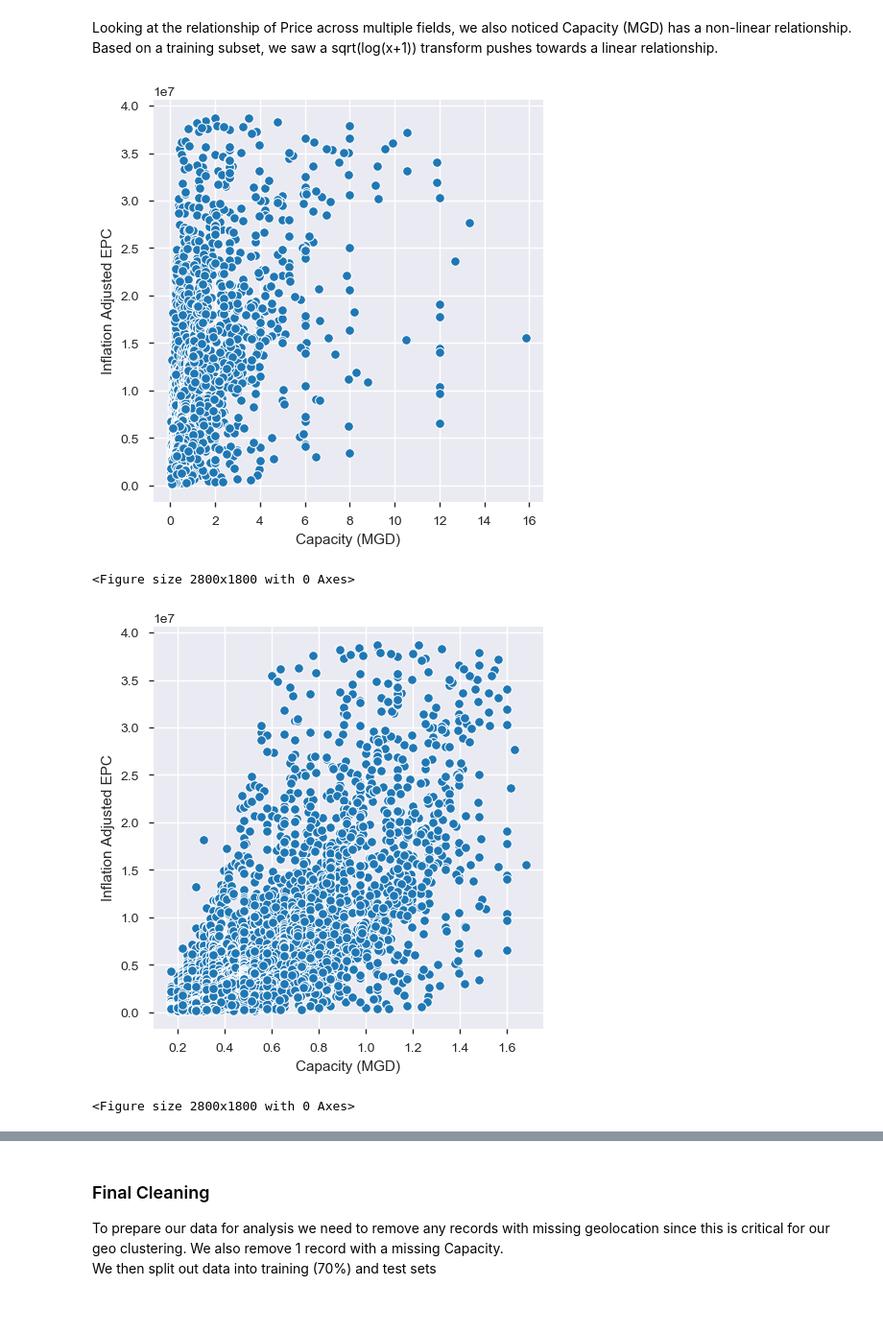
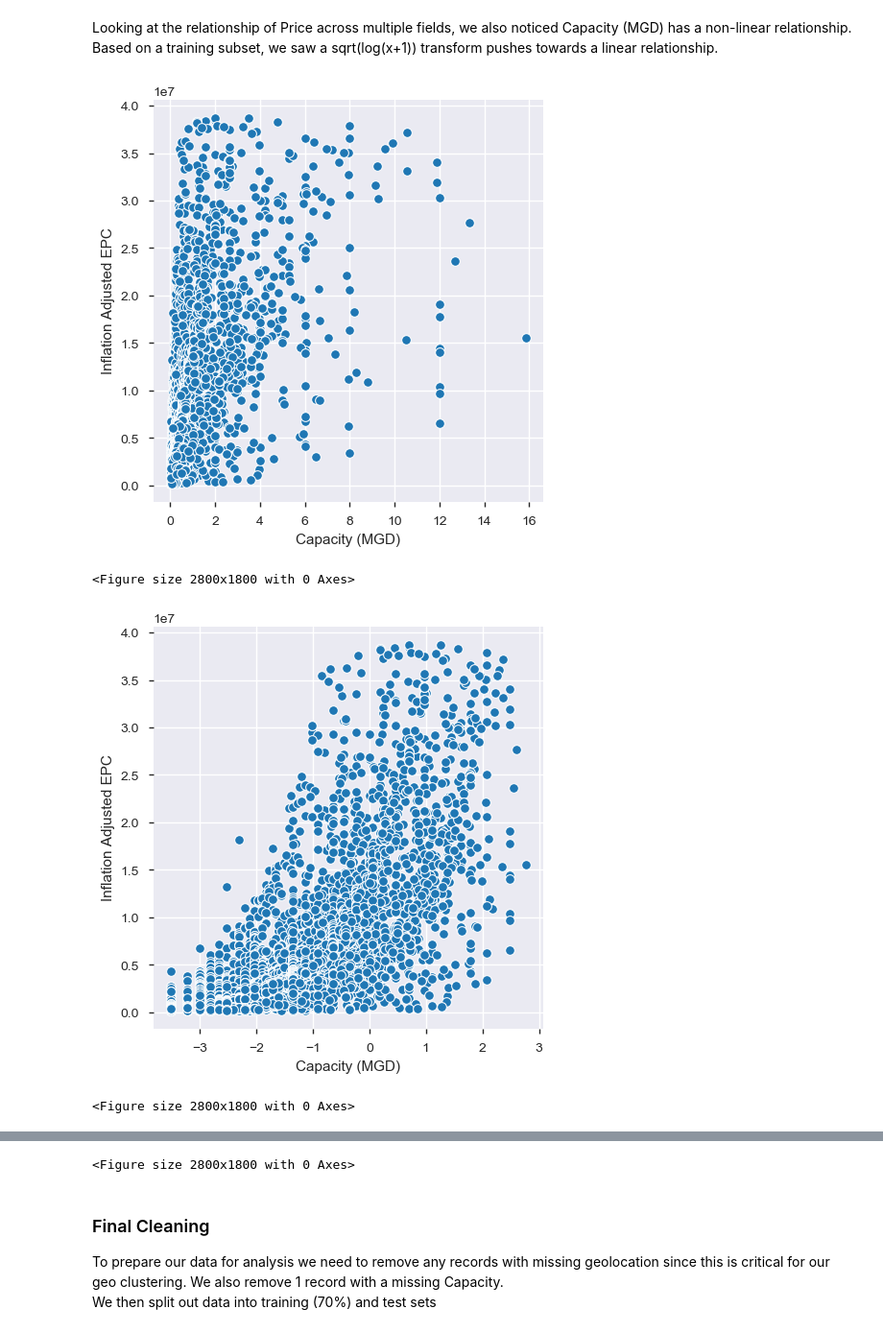
Before and after one commit to rvv2106/Desal-Project, a Jupyter notebook: Solar_Desal_Rohan.ipynb, the cells around one changed output, grey strips where cells are left out. Shown at 96% size. Cells and saved outputs as stored; diff of their text form; code cells hidden in the pictures.

```diff
--- a/Solar_Desal_Rohan.ipynb
+++ b/Solar_Desal_Rohan.ipynb
@@ -251,15 +235,28 @@ print(water_countries)
 # %% [markdown]
 Looking at the relationship of Price across multiple fields, we also noticed Capacity (MGD) has a non-linear relationship. Based on a training subset, we saw a sqrt(log(x+1)) transform pushes towards a linear relationship.
 # %%
-subdat = mdf.copy()
-subdat['Capacity (MGD)'] = subdat['Capacity (MGD)'].apply(lambda x:(math.sqrt(math.log(x+1))))
+#Plot the raw data relationship
 ax = sns.pairplot(x_vars=["Capacity (MGD)"], y_vars=["Inflation Adjusted EPC"], data=mdf, size=5)
 plt.figure(figsize=(28, 18))
+
+#Plot a y ~ log(x) relationship
+subdat = mdf.copy()
+subdat['Capacity (MGD)'] = subdat['Capacity (MGD)'].apply(lambda x:(((math.log(x)))))
+
 ax = sns.pairplot(x_vars=["Capacity (MGD)"], y_vars=["Inflation Adjusted EPC"], data=subdat, size=5)
 plt.figure(figsize=(28, 18))
+
+#Plot a y ~ sqrt(log(x+1)) relationship; x+1 is required to avoid domain errors in the sqrt()
+subdat = mdf.copy()
+subdat['Capacity (MGD)'] = subdat['Capacity (MGD)'].apply(lambda x:((math.sqrt(math.log(x+1)))))
+
+ax = sns.pairplot(x_vars=["Capacity (MGD)"], y_vars=["Inflation Adjusted EPC"], data=subdat, size=5)
+plt.figure(figsize=(28, 18))
+
+#apply the y ~ sqrt(log(x+1)) transform
 mdf['Capacity (MGD)'] = mdf['Capacity (MGD)'].apply(lambda x:math.sqrt(math.log(x+1)))
 # %% [output]
 [figure]
 <Figure size 2800x1800 with 0 Axes>
-[figure, old version]
+[figure, new version]
 <Figure size 2800x1800 with 0 Axes>
@@ -266,3 +264,4 @@ mdf['Capacity (MGD)'] = mdf['Capacity (MGD)'].apply(lambda x:math.sqrt(math.log(
+<Figure size 2800x1800 with 0 Axes>
 # %% [markdown]
 <h3>Final Cleaning</h3>
 To prepare our data for analysis we need to remove any records with missing geolocation since this is critical for our geo clustering. We also remove 1 record with a missing Capacity.
```
Also changed, not shown: parts of 27 cells of this notebook.
